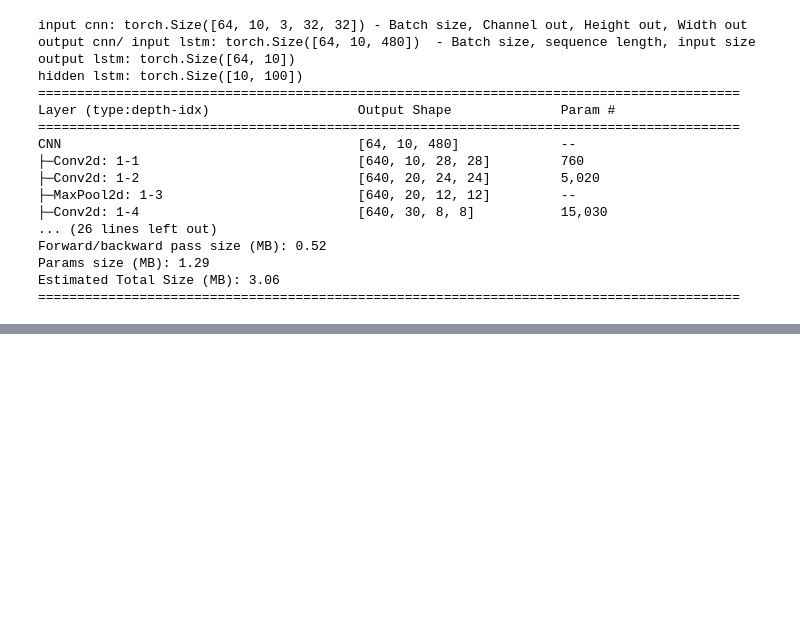
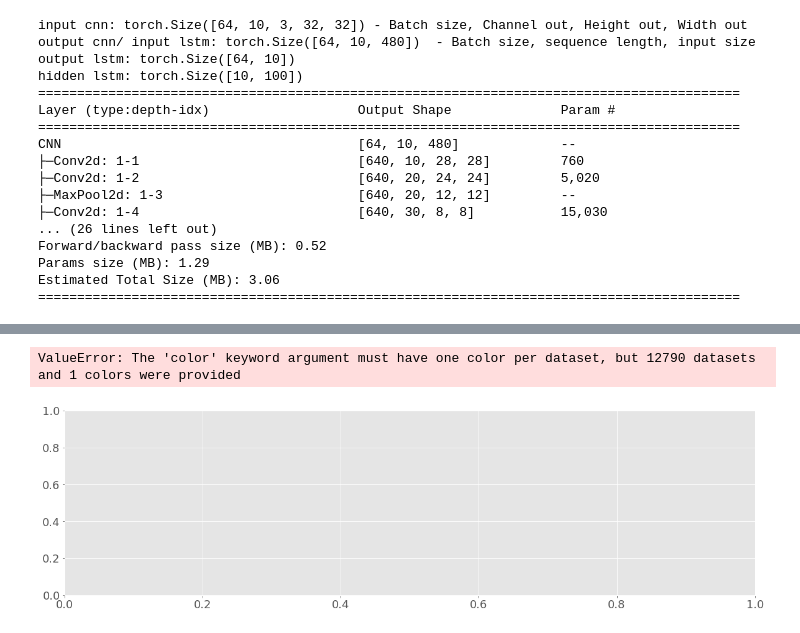
Before and after one commit to Mariusmarten/SpatialMemory, a Jupyter notebook: _ConvLSTM_coord_pred.ipynb, the cells around one changed output, grey strips where cells are left out. Drawn from its saved outputs; the diff is of its cells as text; code cells hidden in the pictures; blank space fills up the shorter version.

```diff
--- a/_ConvLSTM_coord_pred.ipynb
+++ b/_ConvLSTM_coord_pred.ipynb
@@ -365,8 +369,8 @@ def train(train_data, val_data, net_cnn, net_lstm, criterion, optimizer, steps):
 # %%
 criterion = nn.MSELoss()
 params = list(net_cnn.parameters()) + list(net_lstm.parameters())
-optimizer = optim.Adam(params, lr=0.0001)
-episodes = 500
+optimizer = optim.Adam(params, lr=0.01)
+episodes = 100
 
 train_loss, test_loss, train_dis, test_dis, train_dis_item, test_dis_item  = train(dataset_loader_train_data, dataset_loader_test_data,
                                                                                    net_cnn, net_lstm, criterion, optimizer, episodes)
@@ -439,0 +444,31 @@ plot.plot_losses(train_loss[10:], test_loss[10:])
+# %%
+import statistics
+
+plt.rcParams['figure.figsize'] = 20, 5.5
+plt.rcParams.update({'font.size': 25})
+plt.rc('xtick', labelsize=18)
+plt.rc('ytick', labelsize=18)
+
+with plt.style.context('ggplot'):
+    max_lim = 17
+    plt.hist(train_dis_item_notensor[10:], bins=50, rwidth=0.9, color='#607c8e', range=(0, max_lim), alpha=0.9)
+    plt.xlabel('Distance', fontsize=20)
+    plt.ylabel('Amount', fontsize=20)
+    plt.title('Training set - Distances (50 bins)', fontsize=22)
+    mean_val = statistics.mean(train_dis_item_notensor[10:])
+    plt.text(mean_val*1.1, max_lim*0.9, 'Mean: {:.2f}'.format(mean_val), fontsize=22)
+    plt.axvline(mean_val, color='k', linestyle='dashed', linewidth=2)
+    plt.show()
+
+with plt.style.context('ggplot'):
+    plt.hist(test_dis_item_notensor[10:], bins=50, rwidth=0.9, color='indianred', range=(0, 17), alpha=0.9)
+    plt.xlabel('Distance', fontsize=20)
+    plt.ylabel('Amount', fontsize=20)
+    plt.title('Validation set - Distances (50 bins)', fontsize=22)
+    mean_val = statistics.mean(test_dis_item_notensor[10:])
+    plt.text(mean_val*1.1, max_lim*0.9, 'Mean: {:.2f}'.format(mean_val), fontsize=22)
+    plt.axvline(mean_val, color='k', linestyle='dashed', linewidth=2)
+    plt.show()
+# %% [output]
+ValueError: The 'color' keyword argument must have one color per dataset, but 12790 datasets and 1 colors were provided
+[figure, added]
```
Also changed, not shown: parts of 14 cells of this notebook.
